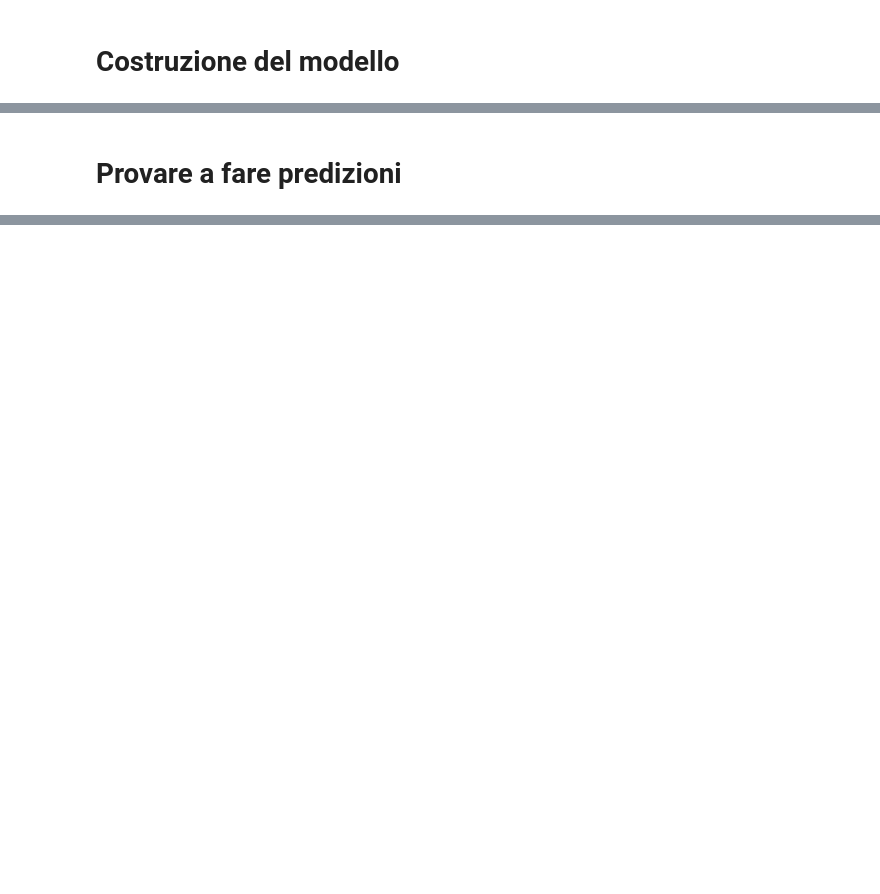
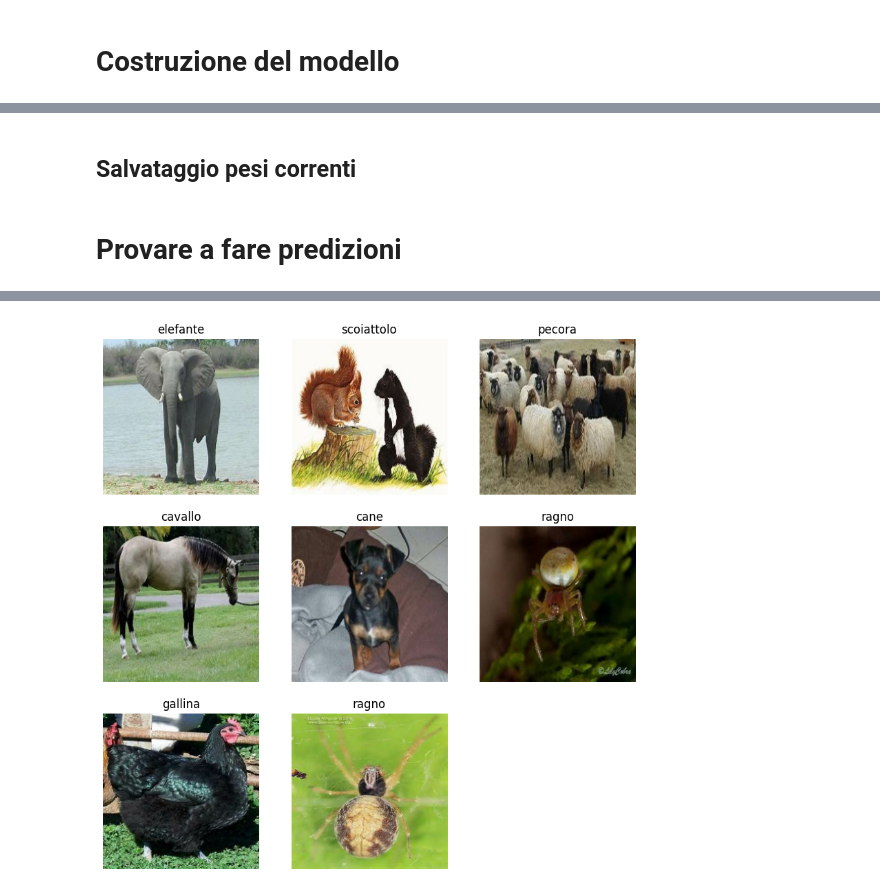
Before and after one commit to StefanoBelli/recognize-animals, a Jupyter notebook: recognize_animals.ipynb, the cells around one changed output, grey strips where cells are left out. Drawn from its saved outputs; the diff is of its cells as text; code cells hidden in the pictures; blank space fills up the shorter version.

```diff
--- a/recognize_animals.ipynb
+++ b/recognize_animals.ipynb
@@ -49,34 +55,33 @@ Validation batches: 208
 # Costruzione del modello
 # %%
 def build_model(your_base_model, input_shape=(224,224,3)):
-    final_layers = 0
+    top_layers = 0
 
-    def alay(x):
-        nonlocal final_layers
-        final_layers += 1
+    def atlay(x):
+        nonlocal top_layers
+        top_layers += 1
         return x
 
     seq_model = keras.Sequential([
         keras.Input(shape=input_shape),
-        keras.layers.Rescaling(scale=1 / 255),
+        keras.layers.Rescaling(scale=1. / 255),
         your_base_model(include_top=False, input_shape=input_shape),
-        alay(keras.layers.GlobalAveragePooling2D()),
-        alay(keras.layers.Dropout(0.3)),
-        alay(keras.layers.Dense(
+        atlay(keras.layers.GlobalAveragePooling2D()),
+        atlay(keras.layers.Dropout(0.25)),
+        atlay(keras.layers.Dense(
             10,
-            kernel_regularizer=keras.regularizers.L2(),
             kernel_initializer=keras.initializers.GlorotUniform(),
             bias_initializer=keras.initializers.GlorotUniform(),
             activation=keras.activations.softmax))
     ])
 
-    freezing_layers = seq_model.layers[:len(seq_model.layers) - final_layers]
+    freezing_layers = seq_model.layers[:len(seq_model.layers) - top_layers]
     for layer in freezing_layers:
         layer.trainable = False
 
-    return seq_model
+    return (seq_model, top_layers)
 # %%
-model = build_model(keras.applications.NASNetMobile)
+(model, model_added_top_layers) = build_model(keras.applications.MobileNet)
 # %%
 model.summary()
 # %% [output]
@@ -110,11 +109,12 @@ model.compile(
 # %%
-def lr_scheduler(epoch, lr):
-  if epoch < 2:
-    return lr
+model.compile(
+    optimizer=keras.optimizers.Adam(),
+    loss=keras.losses.CategoricalCrossentropy(),
+    metrics=[
+        keras.metrics.CategoricalAccuracy()
+    ])
 
-  return lr * np.exp(-0.25)
-
-model.fit(
+transfer_history = model.fit(
     train_dataset,
     validation_data=validation_dataset,
     epochs=50,
@@ -124,7 +124,7 @@ model.fit(
             patience=3,
             restore_best_weights=True),
         keras.callbacks.LearningRateScheduler(
-            lr_scheduler
+            lambda e, l: l if e < 1 else l * np.exp(-0.25)
         )])
 # %% [output]
 Epoch 1/50
@@ -147,0 +147,2 @@ Epoch 14/50
+# %% [markdown]
+## Salvataggio pesi correnti
@@ -162,10 +165,10 @@ def predict_3x3_from_dataset(dataset, m):
         9 : "scoiattolo"
     }
 
-    shuffled_dataset = dataset.take(1).shuffle(buffer_size=10)
+    shuffled_dataset = dataset.take(1).shuffle(buffer_size=1000)
     plt.figure(figsize=(10, 10))
     for images, labels in shuffled_dataset:
-      for i in range(9):
+      for i in range(8):
         ax = plt.subplot(3, 3, i + 1)
         plt.imshow(images[i].numpy().astype("uint8"))
         resized = tf.image.resize([images[i]], (224,224))
@@ -175,3 +178,4 @@ def predict_3x3_from_dataset(dataset, m):
         plt.axis("off")
 
 predict_3x3_from_dataset(validation_dataset, model)
+# %% [output]
@@ -177,0 +190 @@ predict_3x3_from_dataset(validation_dataset, model)
+[figure, added]
```
Also changed, not shown: parts of 11 cells of this notebook, 1 other file.
